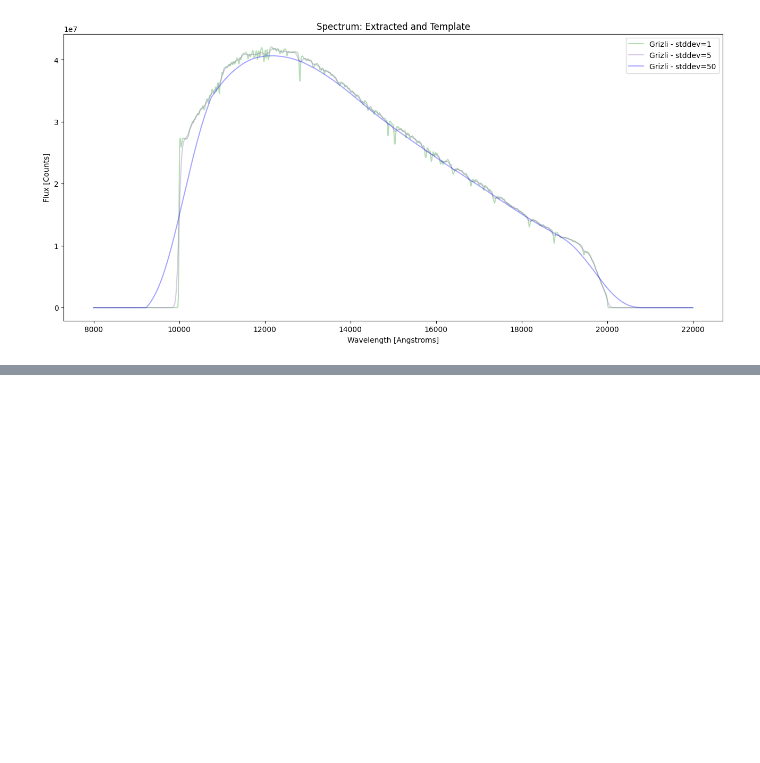
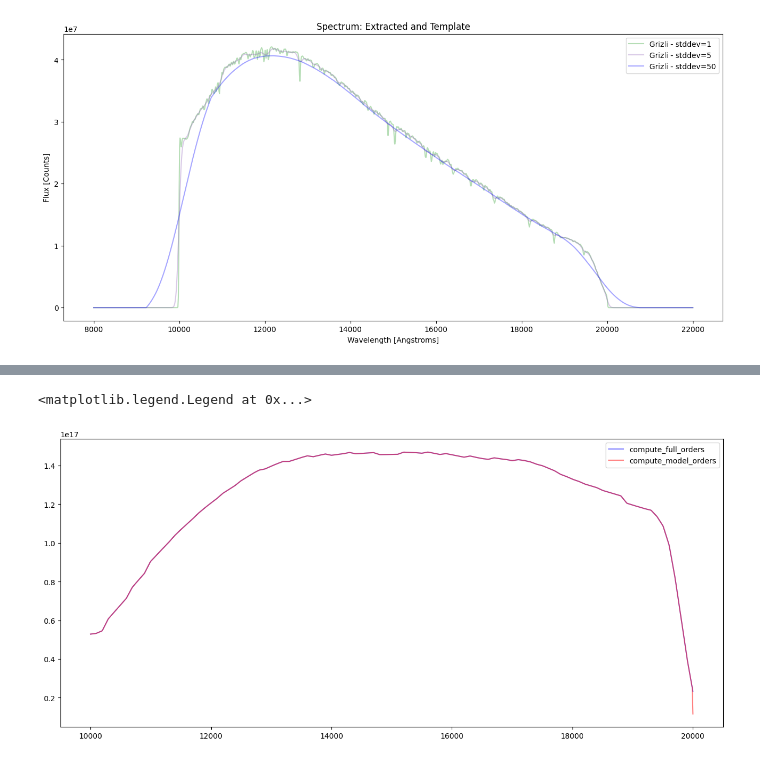
Before and after one commit to keithbuckholz/summer-roman-project, a Jupyter notebook: 6) predictable_extract/notebooks/single_pix.ipynb, the cells around one changed output, grey strips where cells are left out. Cells and saved outputs as stored; diff of their text form; code cells hidden in the pictures; blank space fills up the shorter version.

```diff
--- a/6) predictable_extract/notebooks/single_pix.ipynb
+++ b/6) predictable_extract/notebooks/single_pix.ipynb
@@ -411,0 +435,17 @@ plt.legend()
+# %%
+cutout_auto = np.flip(upright_flat_auto[2044-501:2044+500,:])
+cutout_manual = np.flip(upright_flat_manual[2044-501:2044+500,:])
+
+counts_auto = []
+counts_manual = []
+for ii in range(cutout_auto.shape[0]):
+    counts_auto.append(cutout_auto[ii,:].sum())
+    counts_manual.append(cutout_manual[ii,:].sum())
+
+plt.plot(wave, counts_auto, c='b', alpha=0.5, label="compute_full_orders")
+plt.plot(wave, counts_manual, c='r', alpha=0.5, label="compute_model_orders")
+
+plt.legend()
+# %% [output]
+<matplotlib.legend.Legend at 0x...>
+[figure, added]
```
Also changed, not shown: parts of 4 cells of this notebook, 7 other files.
